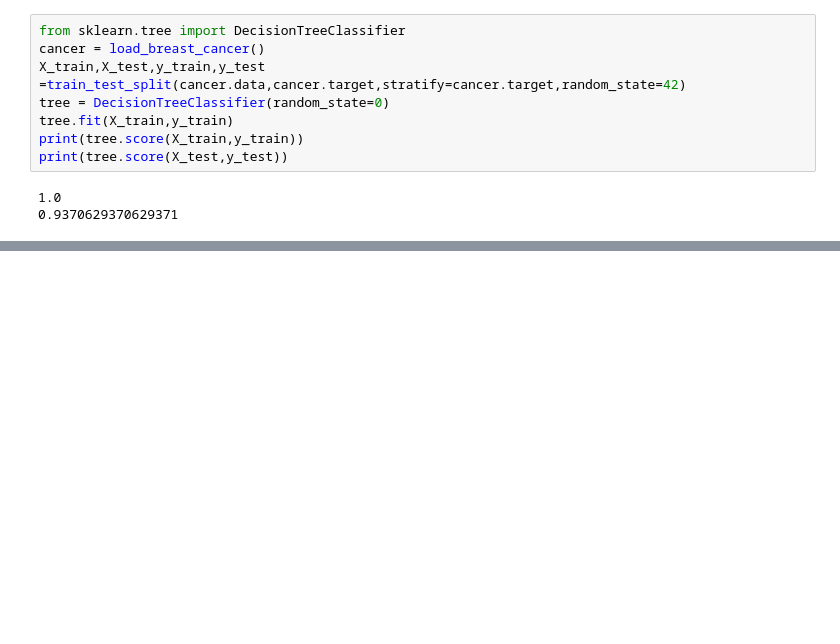
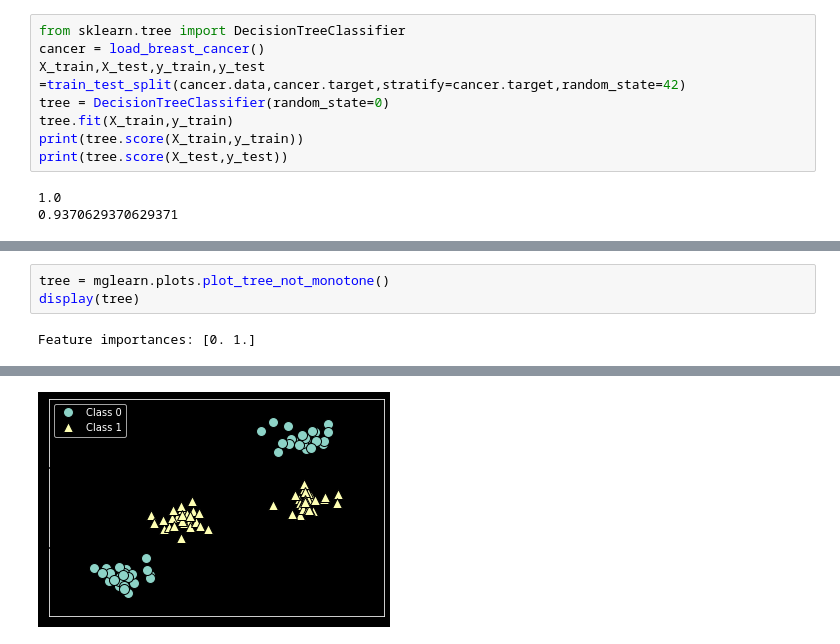
Before and after one commit to yoshida-bael/MachineLearning, a Jupyter notebook: Chapter2.ipynb, the cells around one changed output, grey strips where cells are left out. Drawn from its saved outputs; the diff is of its cells as text; blank space fills up the shorter version.

```diff
--- a/Chapter2.ipynb
+++ b/Chapter2.ipynb
@@ -372,0 +404,5 @@ tree.score(X_test,y_test)
+# %%
+tree = mglearn.plots.plot_tree_not_monotone()
+display(tree)
+# %% [output]
+Feature importances: [0. 1.]
@@ -372,0 +410 @@ tree.score(X_test,y_test)
+[figure, added]
```
Also changed, not shown: parts of 8 cells of this notebook, 2 other files.
